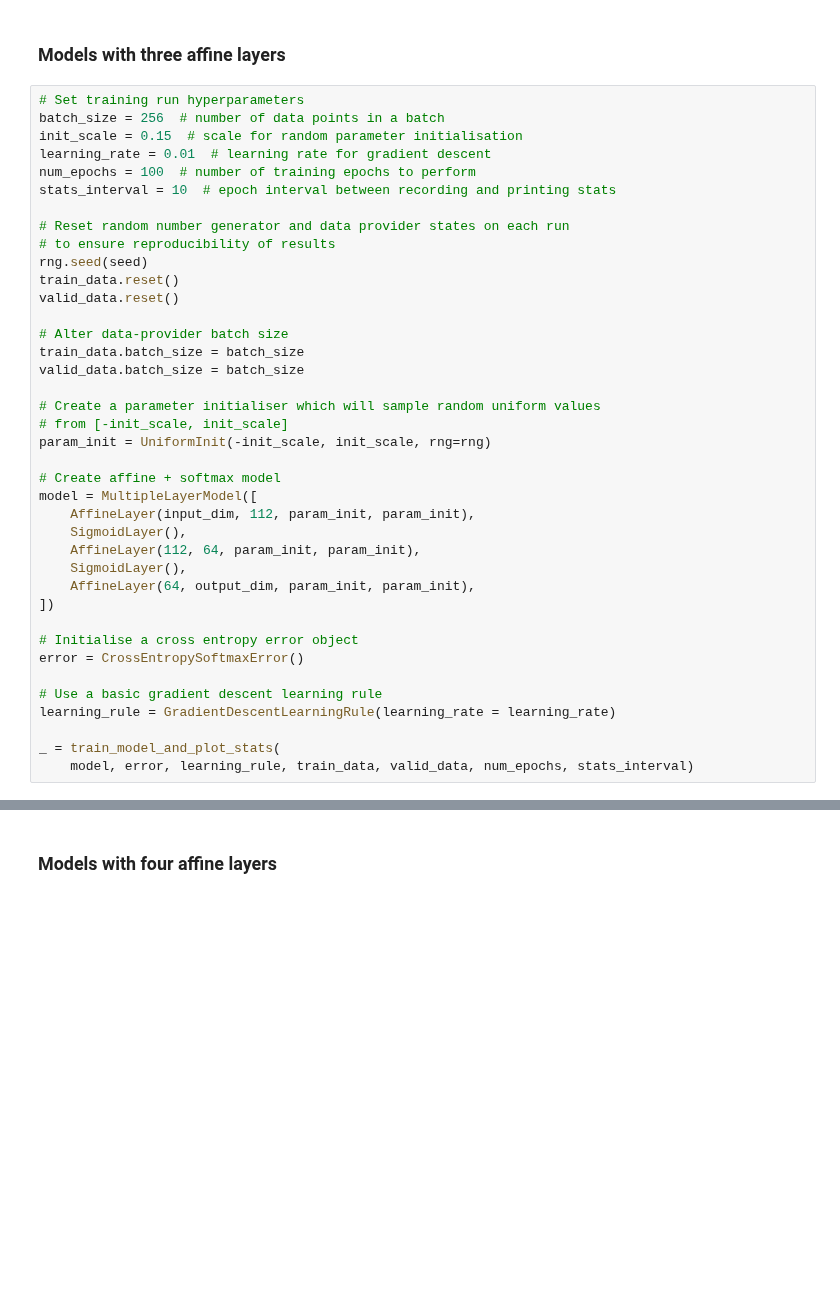
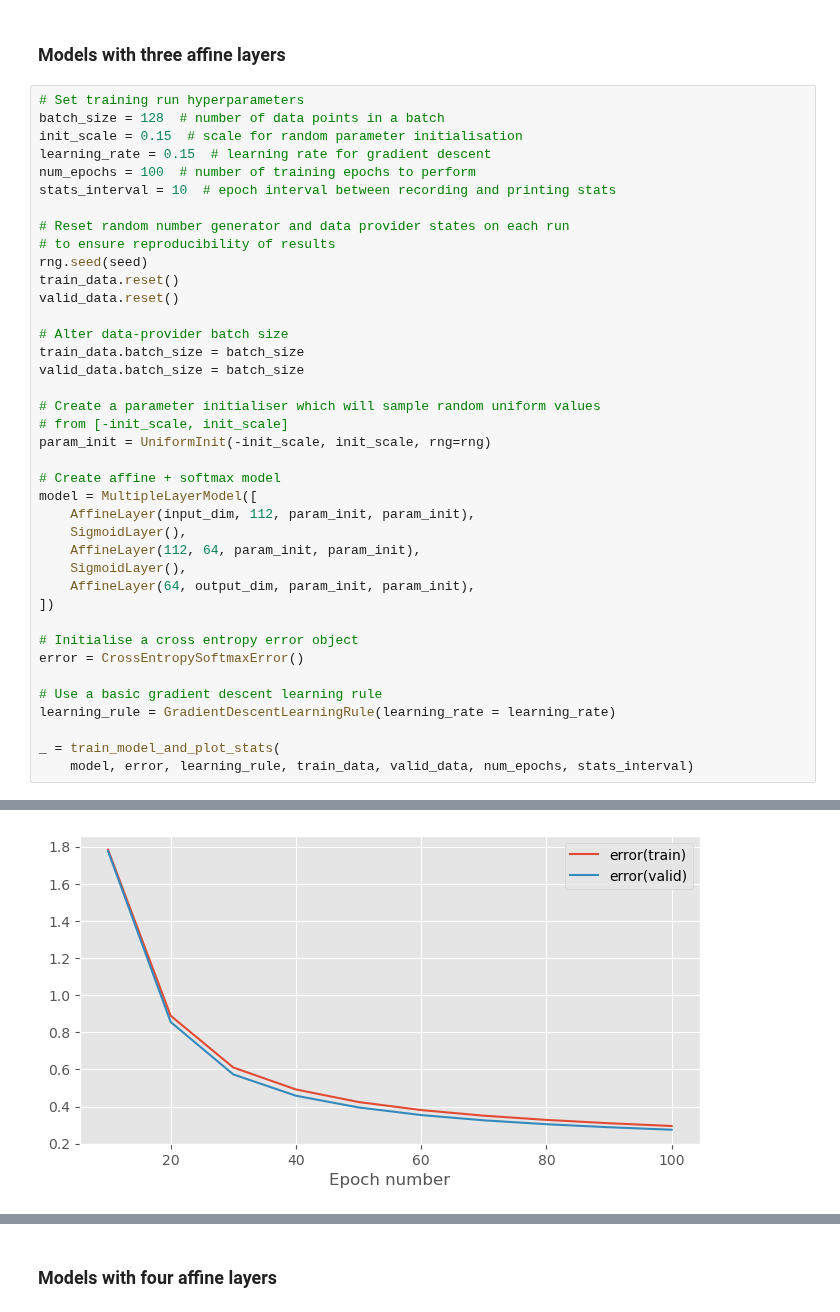
Before and after one commit to FlintyTub49/MLPractical-UoE, a Jupyter notebook: notebooks/03_Multiple_layer_models.ipynb, the cells around one changed output, grey strips where cells are left out. Drawn from its saved outputs; the diff is of its cells as text; blank space fills up the shorter version.

```diff
--- a/notebooks/03_Multiple_layer_models.ipynb
+++ b/notebooks/03_Multiple_layer_models.ipynb
@@ -474,9 +474,9 @@ Epoch 200: 3.1s to complete
 ### Models with three affine layers
 # %%
 # Set training run hyperparameters
-batch_size = 256  # number of data points in a batch
+batch_size = 128  # number of data points in a batch
 init_scale = 0.15  # scale for random parameter initialisation
-learning_rate = 0.01  # learning rate for gradient descent
+learning_rate = 0.15  # learning rate for gradient descent
 num_epochs = 100  # number of training epochs to perform
 stats_interval = 10  # epoch interval between recording and printing stats
 
@@ -511,3 +511,4 @@ learning_rule = GradientDescentLearningRule(learning_rate = learning_rate)
 
 _ = train_model_and_plot_stats(
     model, error, learning_rule, train_data, valid_data, num_epochs, stats_interval)
+# %% [output]
@@ -513,0 +535 @@ _ = train_model_and_plot_stats(
+[figure, added]
```
Also changed, not shown: parts of 3 cells of this notebook.
